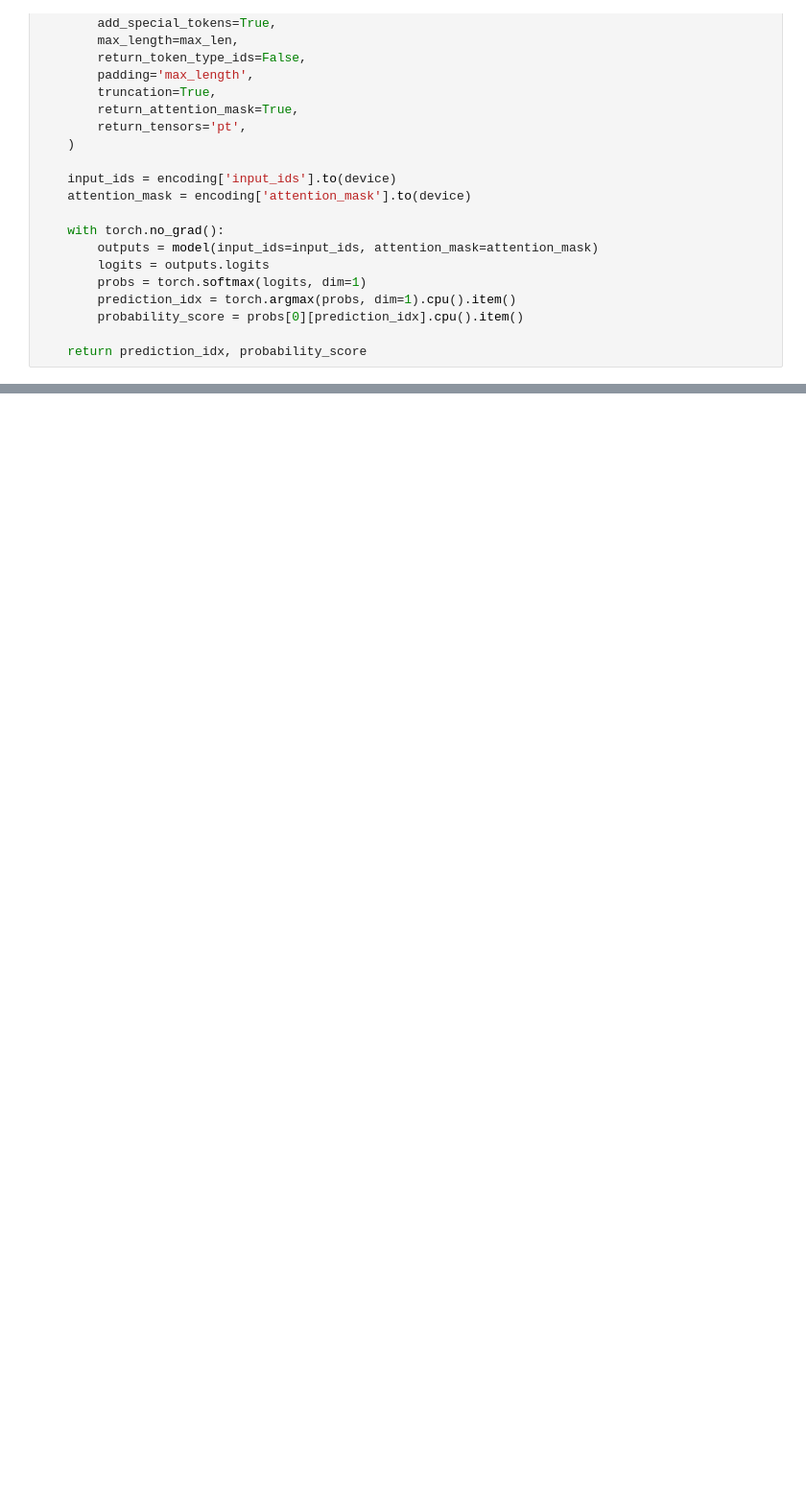
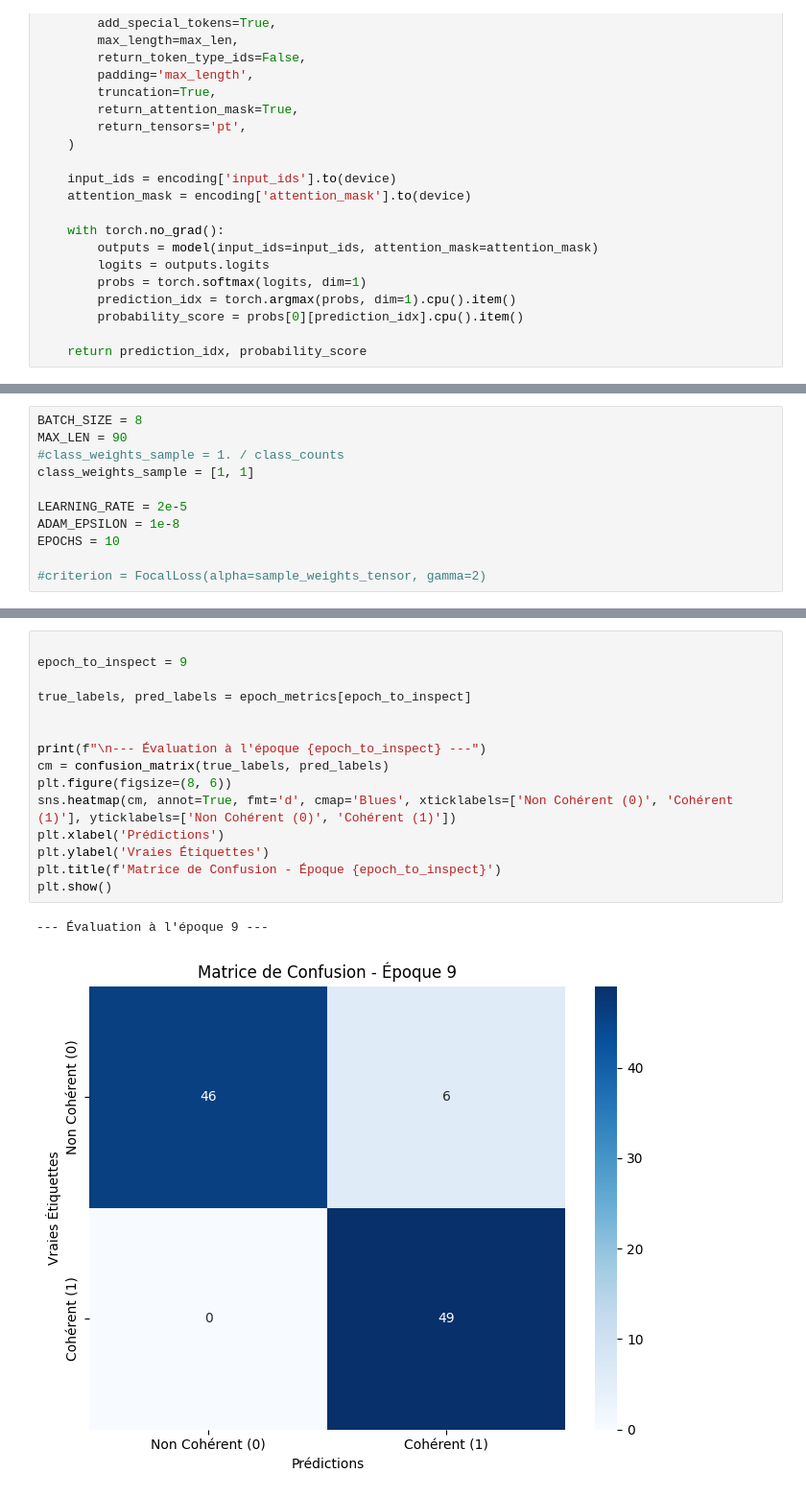
Before and after one commit to MohammedLbkl/BERT_Response_Validity_Checker, a Jupyter notebook: notebooks/BERT_fr/BERT_vr.ipynb, the cells around one changed output, grey strips where cells are left out. Shown at 96% size. Saved outputs shown, nothing was run; the diff lists cells and outputs as text; blank space fills up the shorter version.

```diff
--- a/notebooks/BERT_fr/BERT_vr.ipynb
+++ b/notebooks/BERT_fr/BERT_vr.ipynb
@@ -588,0 +1019,11 @@ Exemple 10:
+# %%
+BATCH_SIZE = 8
+MAX_LEN = 90
+#class_weights_sample = 1. / class_counts
+class_weights_sample = [1, 1]
+
+LEARNING_RATE = 2e-5
+ADAM_EPSILON = 1e-8
+EPOCHS = 10
+
+#criterion = FocalLoss(alpha=sample_weights_tensor, gamma=2)
@@ -588,0 +1311,18 @@ Exemple 10:
+# %%
+
+epoch_to_inspect = 9
+
+true_labels, pred_labels = epoch_metrics[epoch_to_inspect]
+
+
+print(f"\n--- Évaluation à l'époque {epoch_to_inspect} ---")
+cm = confusion_matrix(true_labels, pred_labels)
+plt.figure(figsize=(8, 6))
+sns.heatmap(cm, annot=True, fmt='d', cmap='Blues', xticklabels=['Non Cohérent (0)', 'Cohérent (1)'], yticklabels=['Non Cohérent (0)', 'Cohérent (1)'])
+plt.xlabel('Prédictions')
+plt.ylabel('Vraies Étiquettes')
+plt.title(f'Matrice de Confusion - Époque {epoch_to_inspect}')
+plt.show()
+# %% [output]
+--- Évaluation à l'époque 9 ---
+[figure, added]
```
Also changed, not shown: parts of 61 cells of this notebook, 10 other files.
